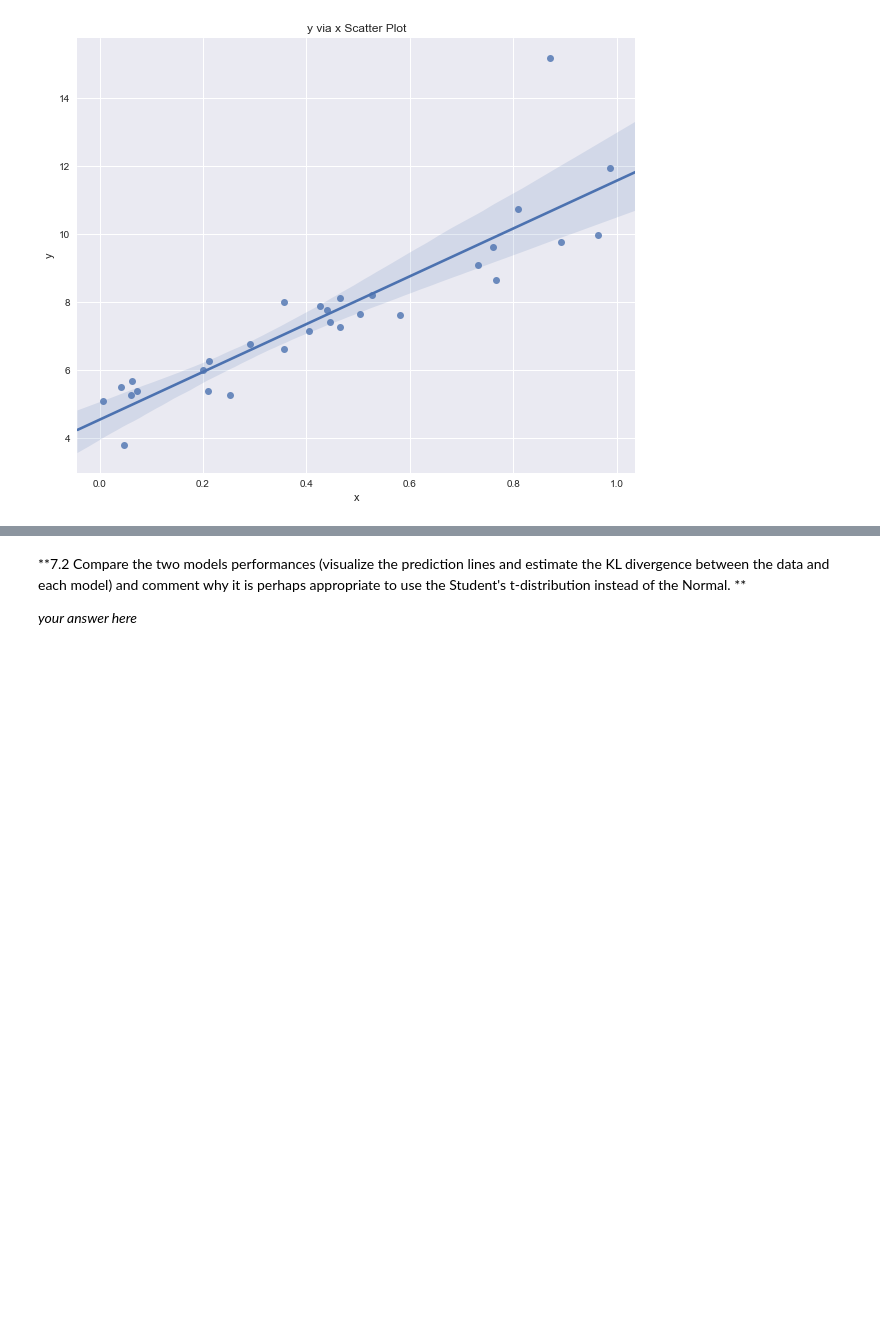
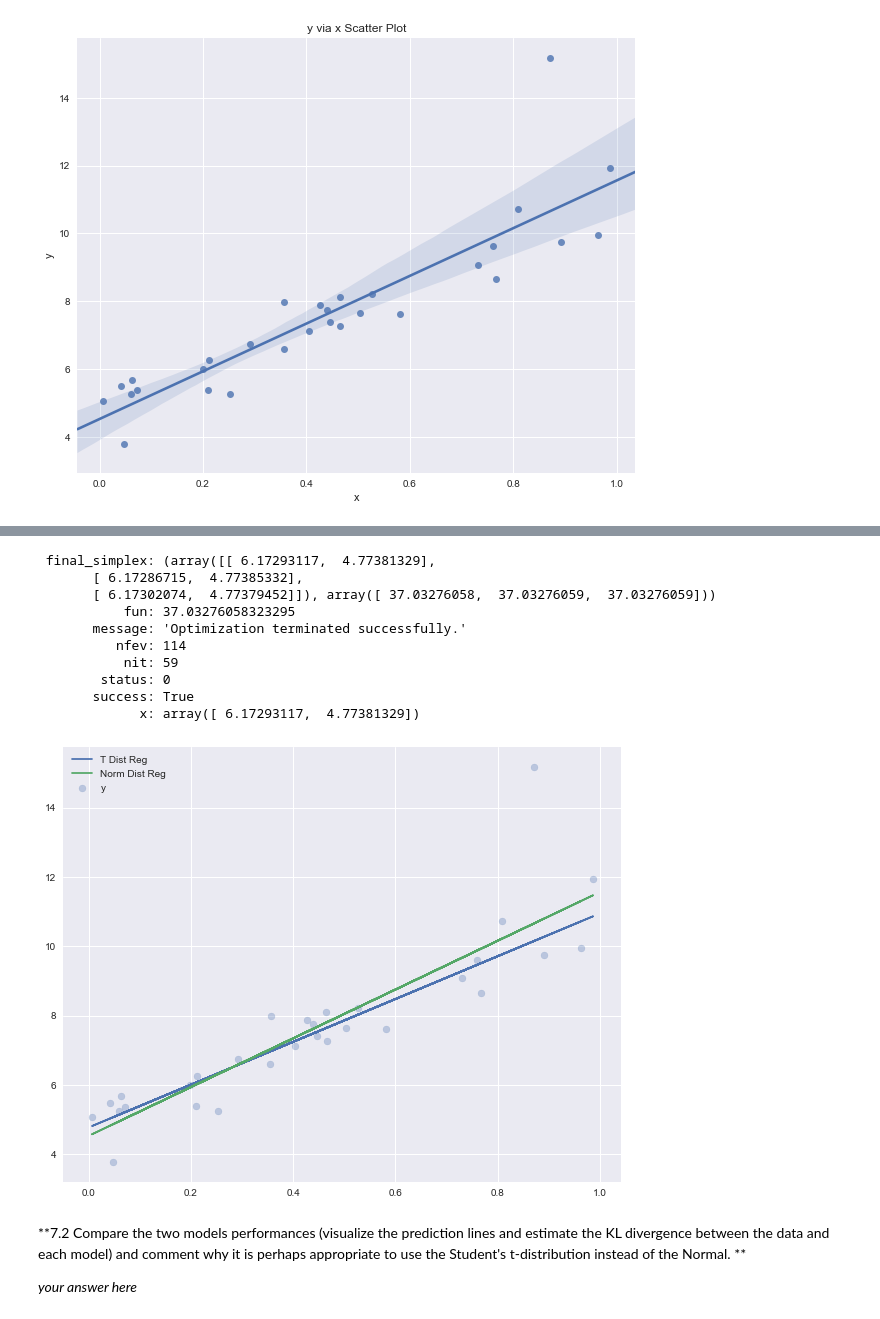
Before and after one commit to avrielepps/CS109AHW, a Jupyter notebook: cs109a_hw3_209/cs109a_hw3_209.ipynb, the cells around one changed output, grey strips where cells are left out. Saved outputs shown, nothing was run; the diff lists cells and outputs as text; code cells hidden in the pictures; blank space fills up the shorter version.

```diff
--- a/cs109a_hw3_209/cs109a_hw3_209.ipynb
+++ b/cs109a_hw3_209/cs109a_hw3_209.ipynb
@@ -114,3 +136,35 @@ ax.set_ylabel('y');
+# %%
+#RUN THIS REGRESSION USING THE T-STUDENTS DIST
+def like_t (parameters):
+    m = parameters[0];
+    b = parameters[1];
+    sigma = np.sqrt(3/5)
+    for i in range(len(df.x)):
+        y_hat = m * df.x + b
+    MLE_t = -np.sum(t.logpdf(df.y, loc=y_hat, df = 5, scale = sigma))
+    return MLE_t
+
+like_model_t = minimize(like_t, np.array([1,1]), method='Nelder-Mead')
+
+display(like_model_t)
+
+fig = plt.subplots(figsize=(10,8));
+plt.scatter(df.x,df.y, alpha=0.3);
+plt.plot(df.x, like_model_t['x'][0]*df.x + like_model_t['x'][1], label = "T Dist Reg");
+plt.plot(df.x, model.predict(), label = "Norm Dist Reg");#this should be the same line from the OLS
+plt.legend();
+# %% [output]
+ final_simplex: (array([[ 6.17293117,  4.77381329],
+       [ 6.17286715,  4.77385332],
+       [ 6.17302074,  4.77379452]]), array([ 37.03276058,  37.03276059,  37.03276059]))
+           fun: 37.03276058323295
+       message: 'Optimization terminated successfully.'
+          nfev: 114
+           nit: 59
+        status: 0
+       success: True
+             x: array([ 6.17293117,  4.77381329])
+[figure, added]
 # %% [markdown]
 **7.2 Compare the two models performances (visualize the prediction lines and estimate the KL divergence between the data and each model) and comment why it is perhaps appropriate to use the Student's t-distribution instead of the Normal. **
 
```
Also changed, not shown: parts of 9 cells of this notebook.
